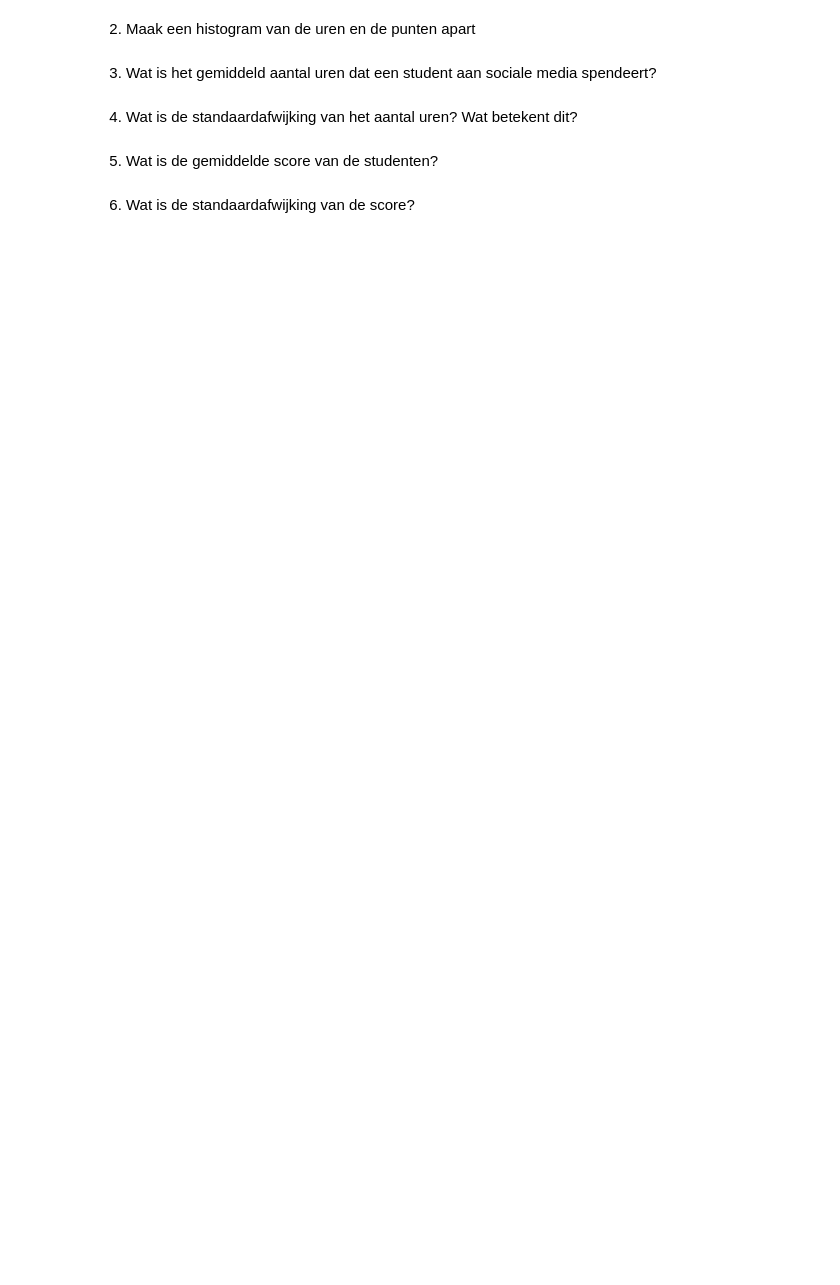
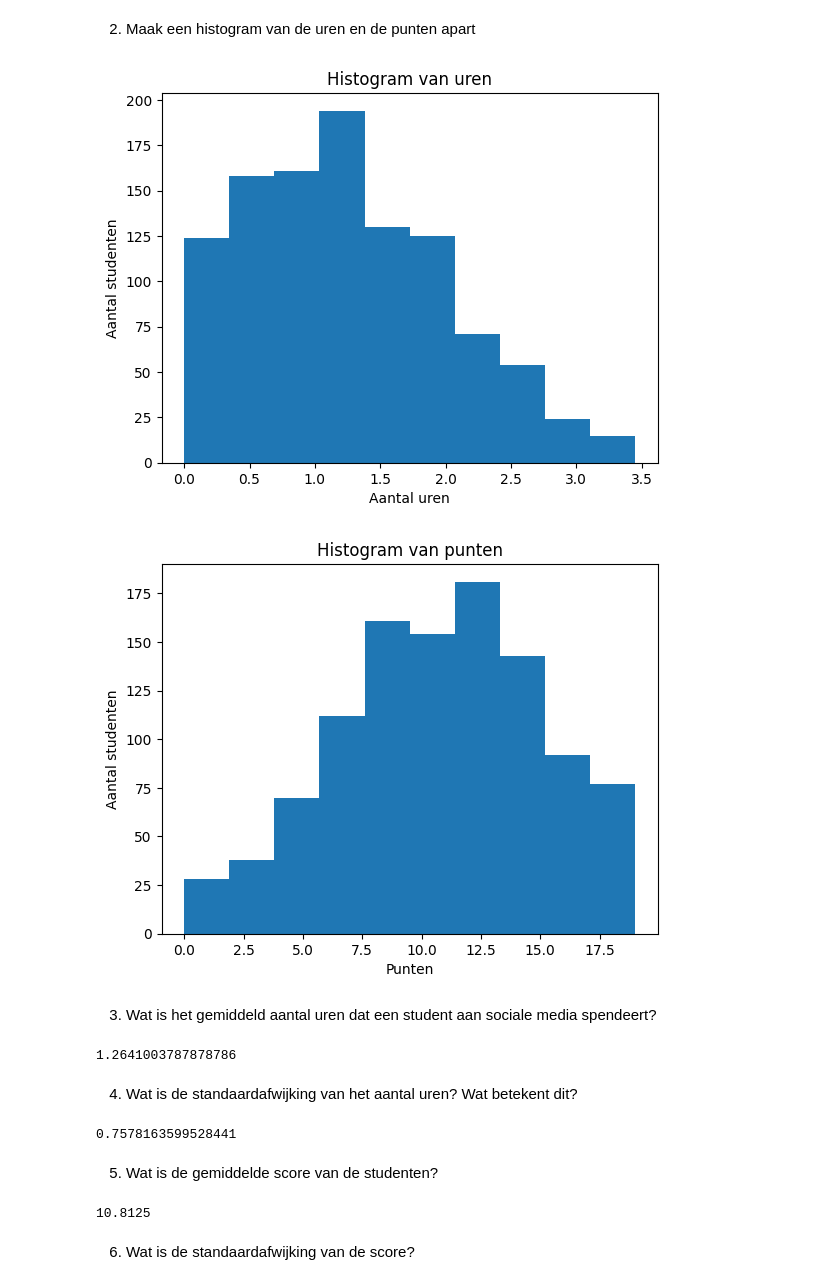
Before and after one commit to EliasDeHondt/DataScience1, a Jupyter notebook: W19P4/Sociale media en studieresultaat.ipynb, the cells around one changed output. Saved outputs shown, nothing was run; the diff lists cells and outputs as text; code cells hidden in the pictures; blank space fills up the shorter version.

```diff
--- a/W19P4/Sociale media en studieresultaat.ipynb
+++ b/W19P4/Sociale media en studieresultaat.ipynb
@@ -11,3 +11,28 @@ Het resultaat van deze enquête vind je in het bestand "socialeMediaVsPunten.csv
 # %% [markdown]
 1. Lees dit bestand in. Let erop dat het aantal uren als getallen wordt gelezen. Verwijder de rijen waar
 een onbekende waarde staat. Verwijder nu de rijen met uitschieters (maak eventueel gebruik van de hulpfuncties.py uit de oefeningen van centrummaten). Hoeveel rijen schieten er over?
+# %%
+import pandas as pd
+
+socialeMedia = pd.read_csv('data/socialeMediaVsPunten.csv', sep=',', decimal='.', na_values=['onbekend'])
+
+socialeMedia = socialeMedia.dropna()
+socialeMedia.dropna(inplace=True)
+
+socialeMedia['uren'] = socialeMedia['uren'].astype(float)
+
+Q1P = socialeMedia['punten'].quantile(0.25)
+Q3P = socialeMedia['punten'].quantile(0.75)
+IQRP = Q3P - Q1P
+
+Q1U = socialeMedia['uren'].quantile(0.25)
+Q3U = socialeMedia['uren'].quantile(0.75)
+IQRU = Q3U - Q1U
+
+socialeMedia = socialeMedia[(socialeMedia['punten'] >= Q1P - 1.5 * IQRP) & (socialeMedia['punten'] <= Q3P + 1.5 * IQRP)]
+socialeMedia = socialeMedia[(socialeMedia['uren'] >= Q1U - 1.5 * IQRU) & (socialeMedia['uren'] <= Q3U + 1.5 * IQRU)]
+
+
+socialeMedia.reset_index(drop=True, inplace=True) # De index resetten
+display(socialeMedia)
+print(len(socialeMedia))
@@ -14,10 +54,43 @@ een onbekende waarde staat. Verwijder nu de rijen met uitschieters (maak eventue
 # %% [markdown]
 2. Maak een histogram van de uren en de punten apart
+# %%
+import matplotlib.pyplot as plt
+
+plt.hist(socialeMedia['uren'], bins=10)
+plt.title('Histogram van uren')
+plt.xlabel('Aantal uren')
+plt.ylabel('Aantal studenten')
+plt.show()
+
+plt.hist(socialeMedia['punten'], bins=10)
+plt.title('Histogram van punten')
+plt.xlabel('Punten')
+plt.ylabel('Aantal studenten')
+plt.show()
+# %% [output]
+[figure, added]
+[figure, added]
 # %% [markdown]
 3. Wat is het gemiddeld aantal uren dat een student aan sociale media spendeert?
+# %%
+gemiddeld = socialeMedia['uren'].mean()
+print(gemiddeld)
+# %% [output]
+1.2641003787878786
 # %% [markdown]
 4. Wat is de standaardafwijking van het aantal uren? Wat betekent dit?
+# %%
+standaardafwijking = socialeMedia['uren'].std()
+print(standaardafwijking)
+# De standaardafwijking van het aantal uren geeft aan hoeveel de uren variëren ten opzichte van het gemiddelde aantal uren.
+# %% [output]
+0.7578163599528441
 # %% [markdown]
 5. Wat is de gemiddelde score van de studenten?
+# %%
+gemiddeld = socialeMedia['punten'].mean()
+print(gemiddeld)
+# %% [output]
+10.8125
 # %% [markdown]
 6. Wat is de standaardafwijking van de score?
```
Also changed, not shown: parts of 8 cells of this notebook, 5 other files.
